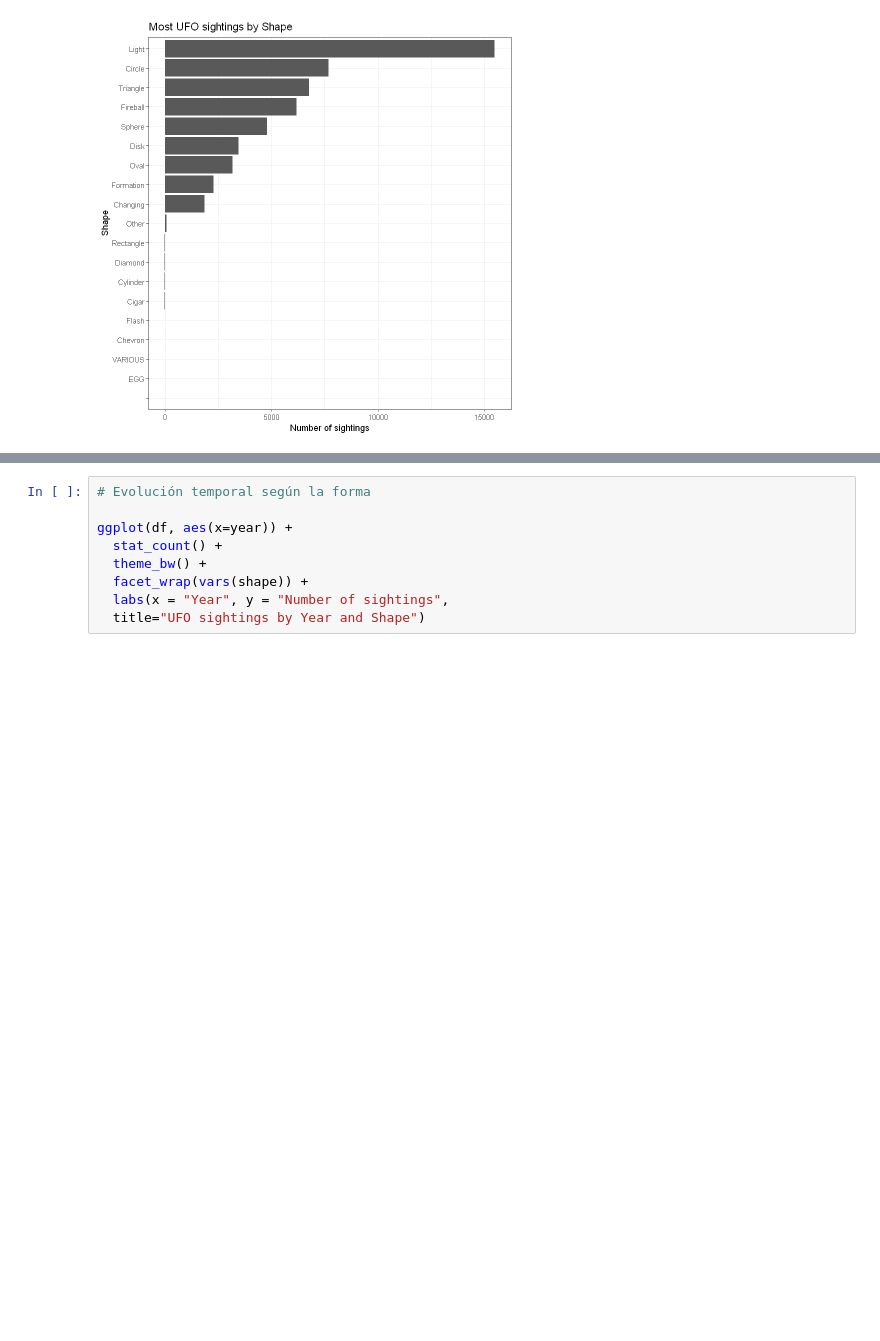
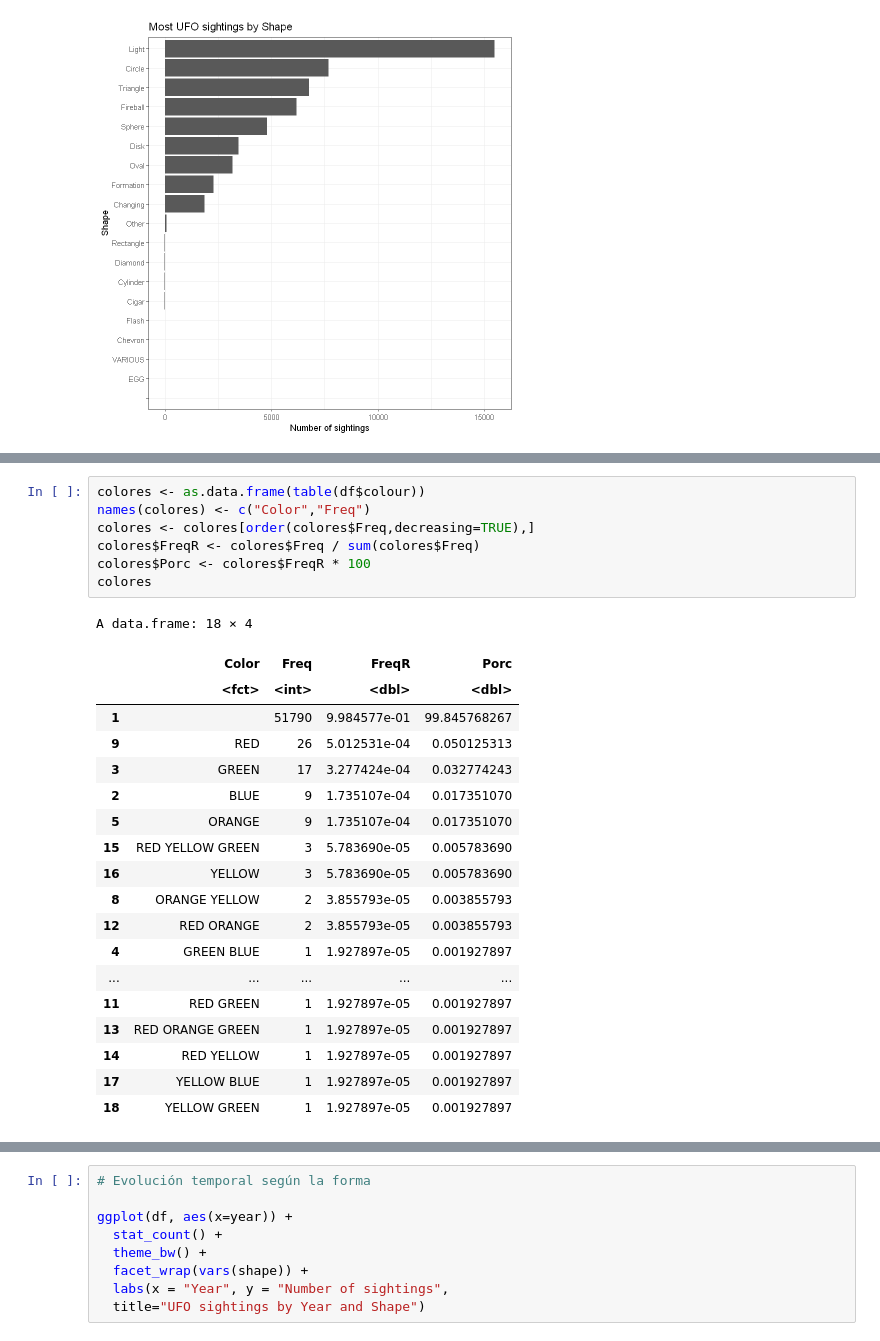
Before and after one commit to JJAlcalde74/UFOs-Weather, a Jupyter notebook: UFO+Weather R.ipynb, the cells around one changed output, grey strips where cells are left out. Cells and saved outputs as stored; diff of their text form; blank space fills up the shorter version.

```diff
--- a/UFO+Weather R.ipynb
+++ b/UFO+Weather R.ipynb
@@ -79,2 +99,29 @@ ggplot(df, aes(x=reorder(conds, conds, FUN=length))) +
+# %%
+colores <- as.data.frame(table(df$colour))
+names(colores) <- c("Color","Freq")
+colores <- colores[order(colores$Freq,decreasing=TRUE),]
+colores$FreqR <- colores$Freq / sum(colores$Freq)
+colores$Porc <- colores$FreqR * 100
+colores
+# %% [output]
+A data.frame: 18 × 4
+|  | Color | Freq | FreqR | Porc |
+|  | <fct> | <int> | <dbl> | <dbl> |
+| 1 |  | 51790 | 9.984577e-01 | 99.845768267 |
+| 9 | RED | 26 | 5.012531e-04 | 0.050125313 |
+| 3 | GREEN | 17 | 3.277424e-04 | 0.032774243 |
+| 2 | BLUE | 9 | 1.735107e-04 | 0.017351070 |
+| 5 | ORANGE | 9 | 1.735107e-04 | 0.017351070 |
+| 15 | RED YELLOW GREEN | 3 | 5.783690e-05 | 0.005783690 |
+| 16 | YELLOW | 3 | 5.783690e-05 | 0.005783690 |
+| 8 | ORANGE YELLOW | 2 | 3.855793e-05 | 0.003855793 |
+| 12 | RED ORANGE | 2 | 3.855793e-05 | 0.003855793 |
+| 4 | GREEN BLUE | 1 | 1.927897e-05 | 0.001927897 |
+| ... | ... | ... | ... | ... |
+| 11 | RED GREEN | 1 | 1.927897e-05 | 0.001927897 |
+| 13 | RED ORANGE GREEN | 1 | 1.927897e-05 | 0.001927897 |
+| 14 | RED YELLOW | 1 | 1.927897e-05 | 0.001927897 |
+| 17 | YELLOW BLUE | 1 | 1.927897e-05 | 0.001927897 |
+| 18 | YELLOW GREEN | 1 | 1.927897e-05 | 0.001927897 |
 # %%
 # Evolución temporal de los avistamientos
```
Also changed, not shown: parts of 15 cells of this notebook.
